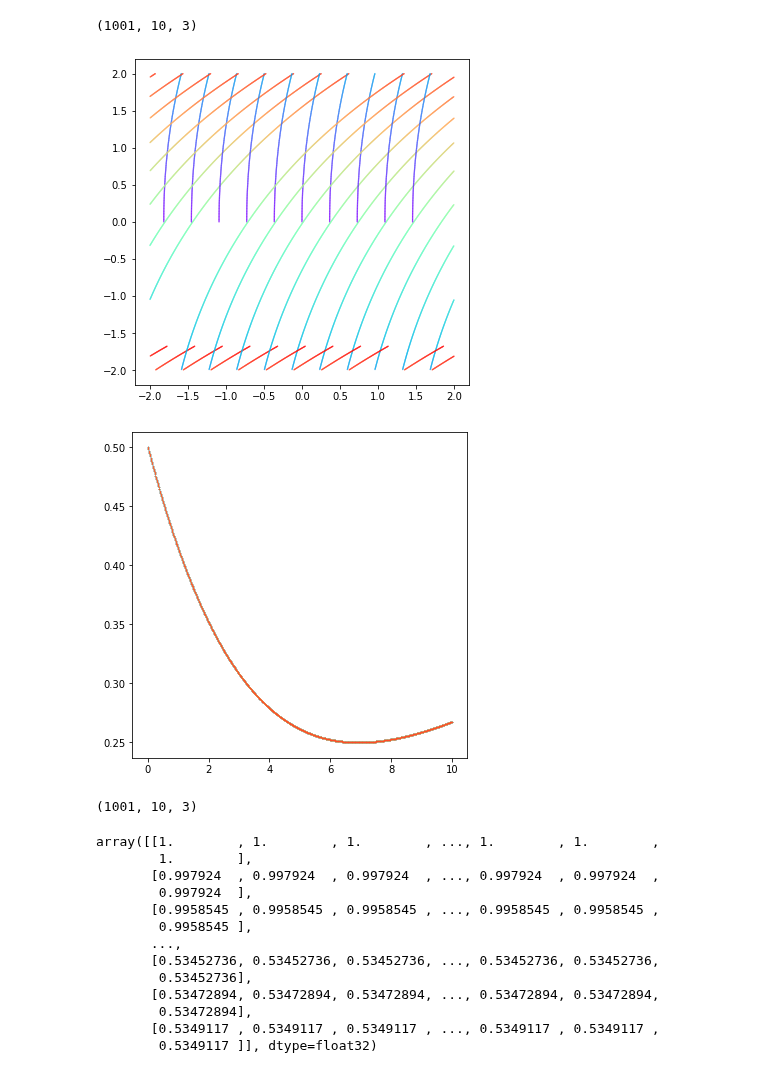
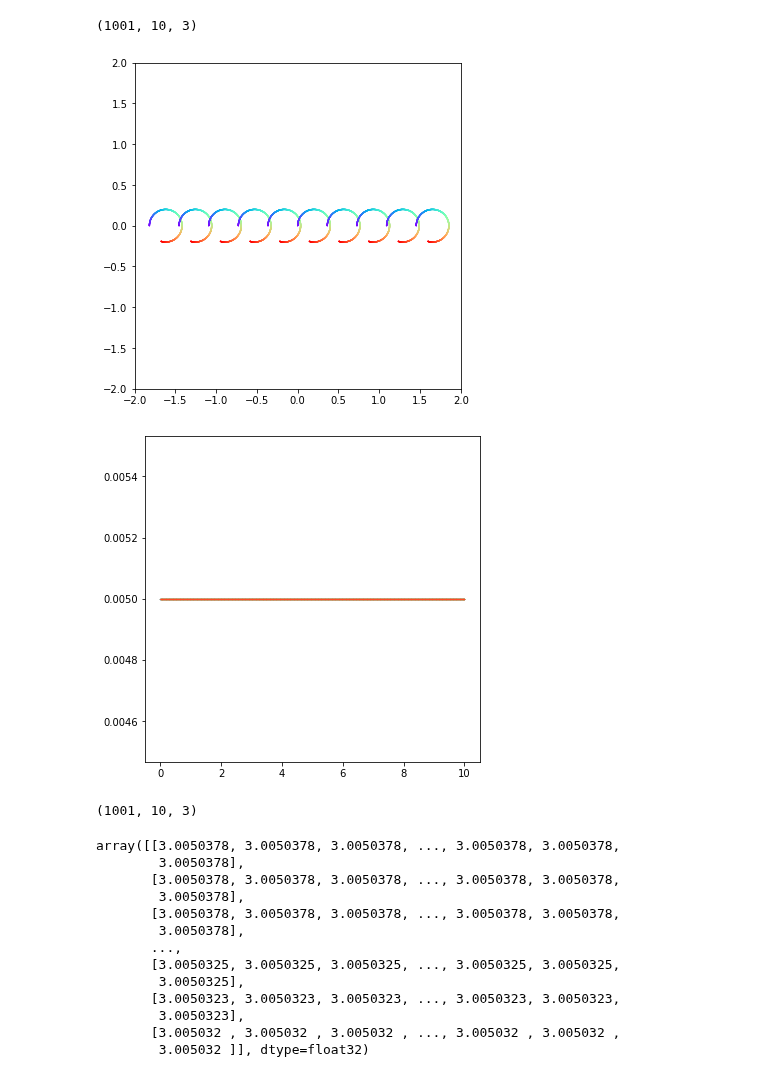
Before and after one commit to ppjanka/Corrugated_internal_shocks, a Jupyter notebook: vis/particle/plot_particles.ipynb, the cells around one changed output. Drawn from its saved outputs; the diff is of its cells as text; code cells hidden in the pictures.

Commit message:
Most features added for a Lorentz-force particle integrator (for now, with particles in SR, but the fluid CTU-newtonian).

```diff
--- a/vis/particle/plot_particles.ipynb
+++ b/vis/particle/plot_particles.ipynb
@@ -11,7 +11,7 @@ import glob
 from tqdm import tqdm # progress bar
 
 # path to folder containing the .lis files
-datapath = '/DATA/Dropbox/LOOTRPV/astro_projects/2020_IntSh2/athena4p2-particles/bin/test000_dragxy/'
+datapath = '/DATA/Dropbox/LOOTRPV/astro_projects/2020_IntSh2/athena4p2-particles/bin/test002_Lorentz_fluidNewt_partSR/'
 
 filenames = sorted(glob.glob(datapath + '*.lis'))
 # %%
@@ -143,11 +143,14 @@ particles.pos.shape
 # %%
 fig = plt.figure(figsize=(6,6))
 ax = plt.gca()
 particles.plot_pos2D(ax, color_by='time')
+ax.set_aspect(1.0)
+ax.set_xlim(-2.,2.)
+ax.set_ylim(-2.,2.)
 plt.show()
 plt.close()
 # %% [output]
-[figure, old version]
+[figure, new version]
 # %%
 particles.update_aux_data()
 fig = plt.figure(figsize=(6,6))
@@ -156,24 +159,24 @@ particles.plot_Ekin_vs_time(ax)
 plt.show()
 plt.close()
 # %% [output]
-[figure, old version]
+[figure, new version]
 # %%
 particles.vel.shape
 # %% [output]
 (1001, 10, 3)
 # %%
-np.sum((particles.vel)**2, axis=-1)
+np.sum(1./np.sqrt(1.-(particles.vel)**2), axis=-1)
 # %% [output]
-array([[1.        , 1.        , 1.        , ..., 1.        , 1.        ,
-        1.        ],
-       [0.997924  , 0.997924  , 0.997924  , ..., 0.997924  , 0.997924  ,
-        0.997924  ],
-       [0.9958545 , 0.9958545 , 0.9958545 , ..., 0.9958545 , 0.9958545 ,
-        0.9958545 ],
+array([[3.0050378, 3.0050378, 3.0050378, ..., 3.0050378, 3.0050378,
+        3.0050378],
+       [3.0050378, 3.0050378, 3.0050378, ..., 3.0050378, 3.0050378,
+        3.0050378],
+       [3.0050378, 3.0050378, 3.0050378, ..., 3.0050378, 3.0050378,
+        3.0050378],
        ...,
-       [0.53452736, 0.53452736, 0.53452736, ..., 0.53452736, 0.53452736,
-        0.53452736],
-       [0.53472894, 0.53472894, 0.53472894, ..., 0.53472894, 0.53472894,
-        0.53472894],
-       [0.5349117 , 0.5349117 , 0.5349117 , ..., 0.5349117 , 0.5349117 ,
-        0.5349117 ]], dtype=float32)
+       [3.0050325, 3.0050325, 3.0050325, ..., 3.0050325, 3.0050325,
+        3.0050325],
+       [3.0050323, 3.0050323, 3.0050323, ..., 3.0050323, 3.0050323,
+        3.0050323],
+       [3.005032 , 3.005032 , 3.005032 , ..., 3.005032 , 3.005032 ,
+        3.005032 ]], dtype=float32)
```
Also changed, not shown: parts of 3 cells of this notebook, 3 other files.
